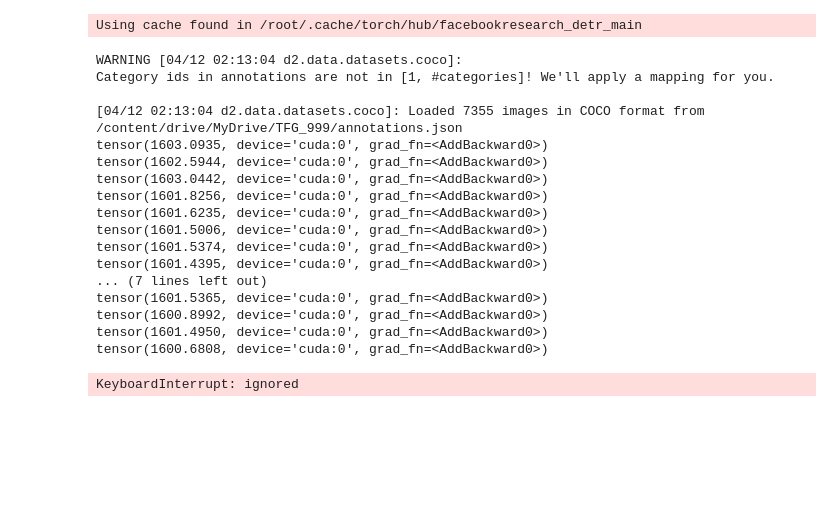
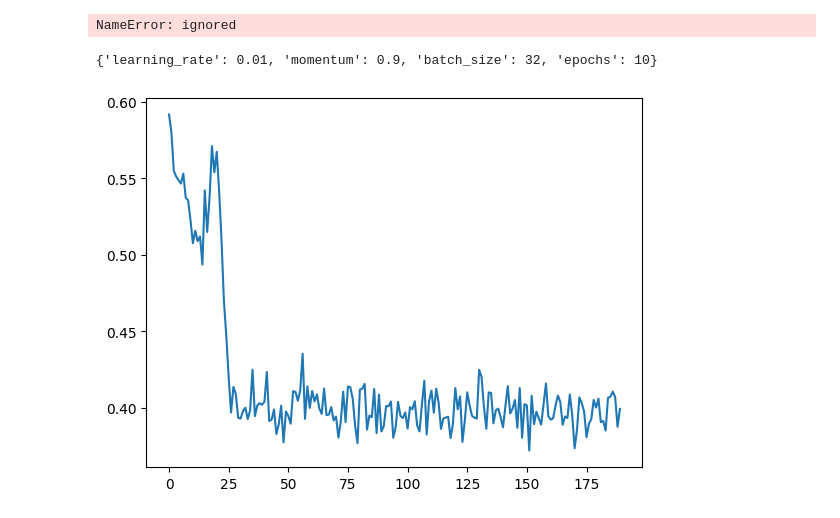
Before and after one commit to Robertus0/TFG, a Jupyter notebook: src/Train_colab.ipynb, the cells around one changed output. Saved outputs shown, nothing was run; the diff lists cells and outputs as text; code cells hidden in the pictures; blank space fills up the shorter version.

```diff
--- a/src/Train_colab.ipynb
+++ b/src/Train_colab.ipynb
@@ -86,19 +110,19 @@ class PoolDetectionModel(nn.Module):
     def __init__(self, num_classes):
         super(PoolDetectionModel, self).__init__()
 
-        num_predictions = 10
+        # num_predictions = 10
 
         # Cargamos el modelo pre-entrenado
         self.model = torch.hub.load('facebookresearch/detr:main', 'detr_resnet50', pretrained=True)
 
-        # Agregamos una nueva capa class_embed
+        # Cambiamos el número de clases de salida
         hidden_dim = self.model.transformer.d_model
+        self.model.num_classes = num_classes
         self.model.class_embed = nn.Linear(hidden_dim, num_classes)
 
-        # Cambiamos el número de clases de salida
-        num_query = self.model.transformer.d_model
-        self.model.num_classes = num_classes
-        self.model.query_embed = nn.Embedding(num_predictions, num_query)
+        # Cambiamos el número predicciones
+        # num_query = self.model.transformer.d_model
+        # self.model.query_embed = nn.Embedding(num_predictions, num_query)
 
     def forward(self, x):
         # Pasamos las imágenes por el modelo pre-entrenado
@@ -106,7 +130,7 @@ class PoolDetectionModel(nn.Module):
 
         # Obtenemos las cajas y las etiquetas de las predicciones
         boxes = outputs['pred_boxes']
-        labels = outputs['pred_logits'].softmax(-1)
+        labels = outputs['pred_logits'].sigmoid()
 
         # Devolvemos las cajas y las etiquetas
         return boxes, labels
@@ -230,4 +308,13 @@ def collate_fn(batch):
 # %%
+path_dataset = "/content/drive/MyDrive/TFG_999/dataset_700x700/"
+paramaters = {"learning_rate": 0.01,
+              "momentum": 0.9,
+              "batch_size": 32,
+              "epochs": 10}
+
+new_size = (700, 700)
+
+
 DatasetCatalog.clear()
 MetadataCatalog.clear()
 
@@ -235,10 +322,10 @@ MetadataCatalog.clear()
 model = PoolDetectionModel(num_classes=1)
 
 # Declarar el optimizador
-optimizer = optim.SGD(model.parameters(), lr=0.001, momentum=0.9)
+optimizer = optim.SGD(model.parameters(), lr=paramaters["learning_rate"], momentum=paramaters["momentum"])
 
 # Registrar instancia de COCO
-register_coco_instances("piscinas_entrenamiento", {}, "/content/drive/MyDrive/TFG_999/annotations.json", "/content/drive/MyDrive/TFG_999/images")
+register_coco_instances("piscinas_entrenamiento", {}, f"{path_dataset}annotations_train.json", f"{path_dataset}images")
 
 # Cargar la instancia de COCO como un objeto Dataset
 dataset_name = "piscinas_entrenamiento"
@@ -248,31 +335,19 @@ dataset = DatasetCatalog.get(dataset_name)
 metadata = MetadataCatalog.get(dataset_name)
 
 # Declarar el DataLoader
-data_loader = DataLoader(dataset, batch_size=32, shuffle=True, collate_fn=collate_fn)
+data_loader = DataLoader(dataset, batch_size=paramaters["batch_size"], shuffle=True, collate_fn=collate_fn)
 
 # Declarar el dispositivo
 device = torch.device('cuda' if torch.cuda.is_available() else 'cpu')
 
 # Mover el modelo y el DataLoader al dispositivo
 model.to(device)
-train(model, optimizer, data_loader, device, epochs = 1)
+train_loss = train(model, optimizer, data_loader, device, epochs = paramaters["epochs"])
 # %% [output]
-Using cache found in /root/.cache/torch/hub/facebookresearch_detr_main
+NameError: ignored
-WARNING [04/12 02:13:04 d2.data.datasets.coco]:
-Category ids in annotations are not in [1, #categories]! We'll apply a mapping for you.
-
-[04/12 02:13:04 d2.data.datasets.coco]: Loaded 7355 images in COCO format from /content/drive/MyDrive/TFG_999/annotations.json
-tensor(1603.0935, device='cuda:0', grad_fn=<AddBackward0>)
-tensor(1602.5944, device='cuda:0', grad_fn=<AddBackward0>)
-tensor(1603.0442, device='cuda:0', grad_fn=<AddBackward0>)
-tensor(1601.8256, device='cuda:0', grad_fn=<AddBackward0>)
-tensor(1601.6235, device='cuda:0', grad_fn=<AddBackward0>)
-tensor(1601.5006, device='cuda:0', grad_fn=<AddBackward0>)
-tensor(1601.5374, device='cuda:0', grad_fn=<AddBackward0>)
-tensor(1601.4395, device='cuda:0', grad_fn=<AddBackward0>)
-... (7 lines left out)
-tensor(1601.5365, device='cuda:0', grad_fn=<AddBackward0>)
-tensor(1600.8992, device='cuda:0', grad_fn=<AddBackward0>)
-tensor(1601.4950, device='cuda:0', grad_fn=<AddBackward0>)
-tensor(1600.6808, device='cuda:0', grad_fn=<AddBackward0>)
-KeyboardInterrupt: ignored
+# %%
+plt.plot(train_loss)
+print(paramaters)
+# %% [output]
+{'learning_rate': 0.01, 'momentum': 0.9, 'batch_size': 32, 'epochs': 10}
+[figure, added]
```
Also changed, not shown: parts of 15 cells of this notebook.
